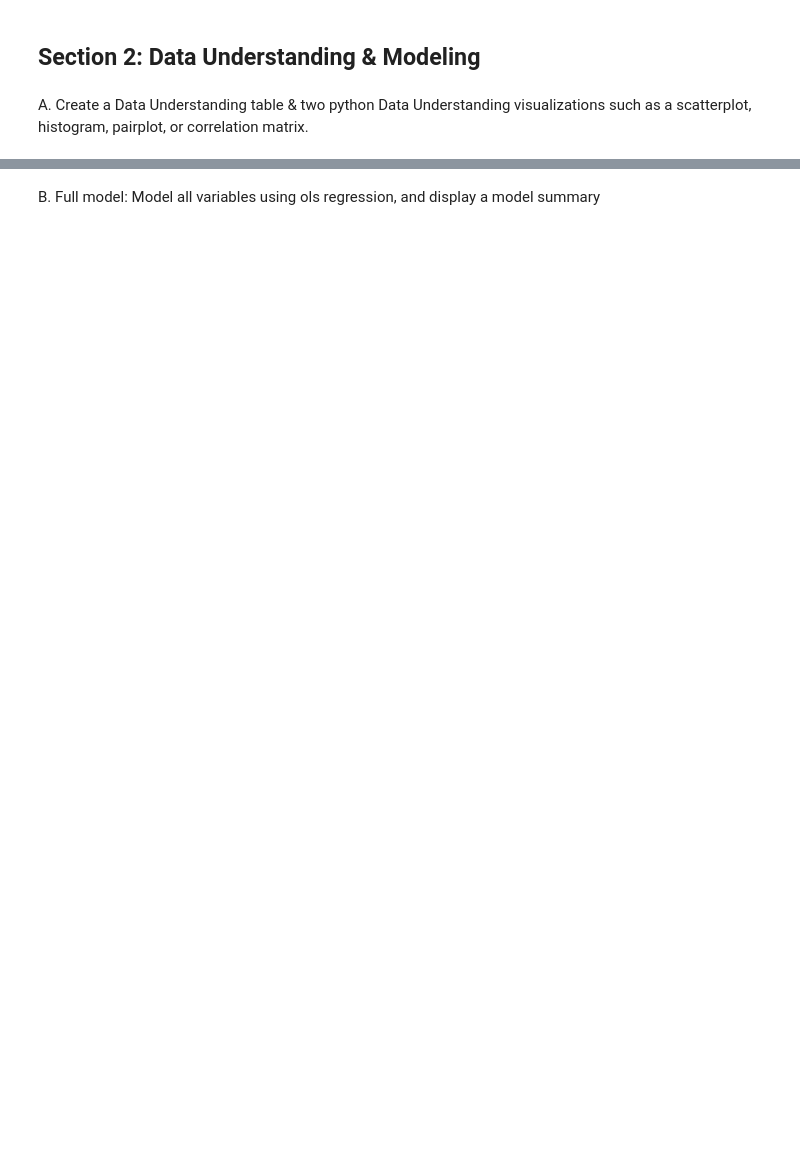
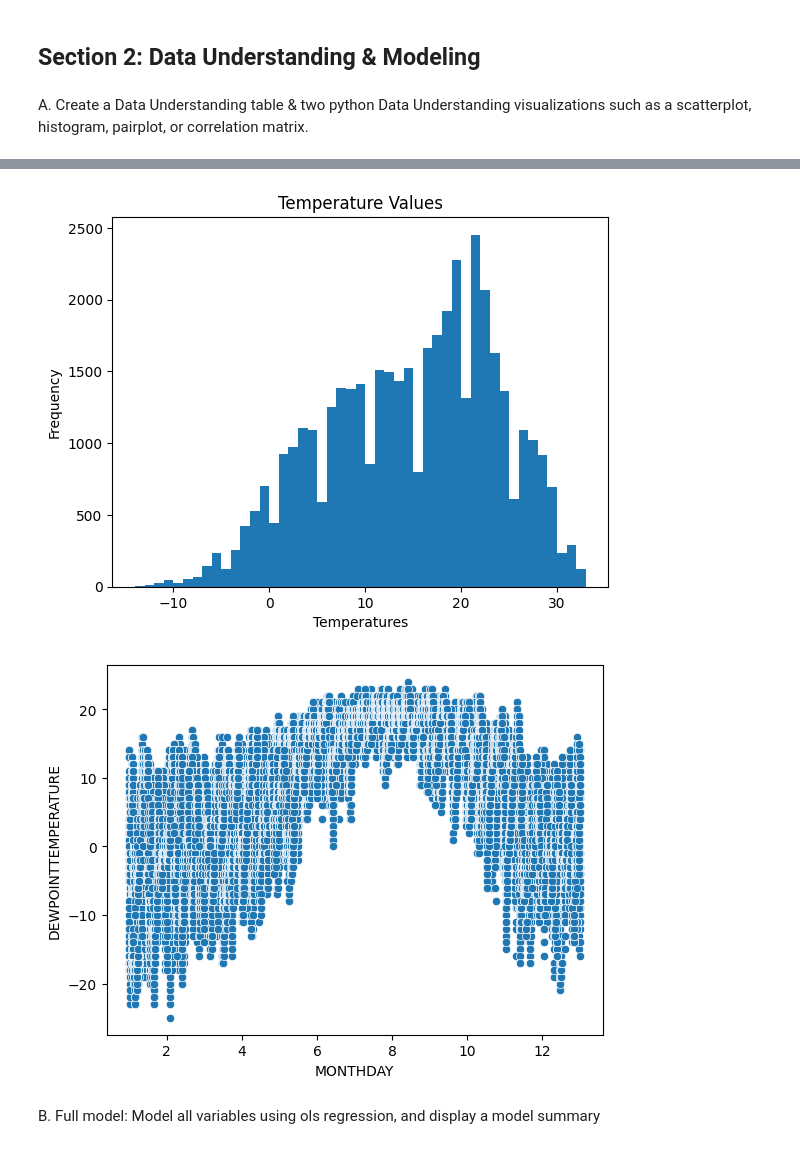
Before and after one commit to dmaguire1223/DASC522, a Jupyter notebook: demos/Homework_3_template_v5.ipynb, the cells around one changed output, grey strips where cells are left out. Cells and saved outputs as stored; diff of their text form; code cells hidden in the pictures; blank space fills up the shorter version.

```diff
--- a/demos/Homework_3_template_v5.ipynb
+++ b/demos/Homework_3_template_v5.ipynb
@@ -163,3 +163,6 @@ df_new
 42277 rows × 12 columns
 # %% [markdown]
 C.	Split df_new into X & y dataframes, where y only contains the “AIRTEMPERATURE” feature.
+# %%
+df_new_X = df_new.drop(columns=["AIRTEMPERATURE"])
+df_new_X
@@ -165,0 +183,3 @@ C.	Split df_new into X & y dataframes, where y only contains the “AIRTEMPERATU
+# %%
+df_new_y = df_new[["AIRTEMPERATURE"]]
+df_new_y
@@ -170,2 +228,18 @@ A. Create a Data Understanding table & two python Data Understanding visualizati
+# %%
+plt.hist(df_new_y, bins = 47)
+plt.xlabel('Temperatures')
+plt.ylabel('Frequency')
+plt.title('Temperature Values')
+plt.show()
+
+sns.scatterplot(data=df_new_X,x='MONTHDAY',y='DEWPOINTTEMPERATURE')
+plt.show()
+
+#matrix = df.corr(numeric_only=True)
+#sns.heatmap(matrix, annot=True)
+#plt.show()
+# %% [output]
+[figure, added]
+[figure, added]
 # %% [markdown]
 B. Full model: Model all variables using ols regression, and display a model summary
```
Also changed, not shown: parts of 13 cells of this notebook.
